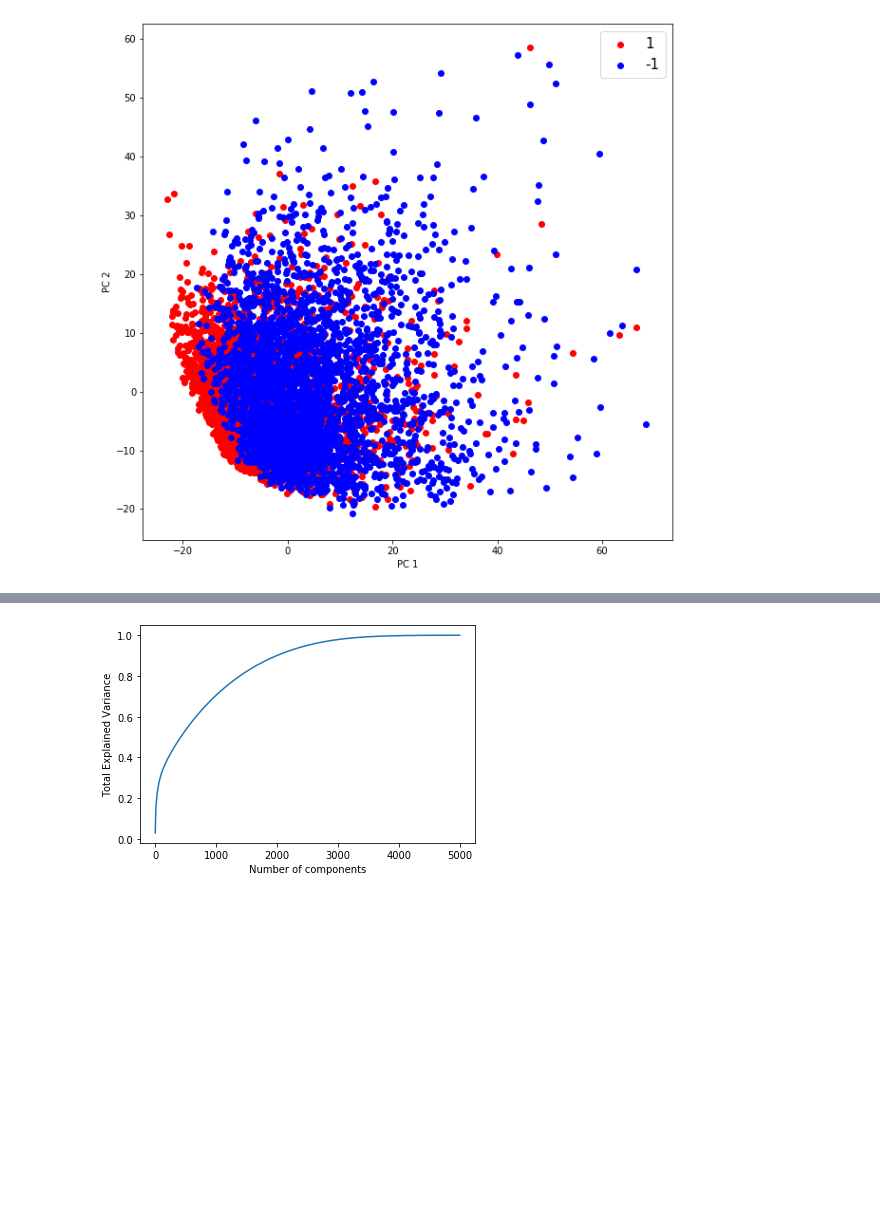
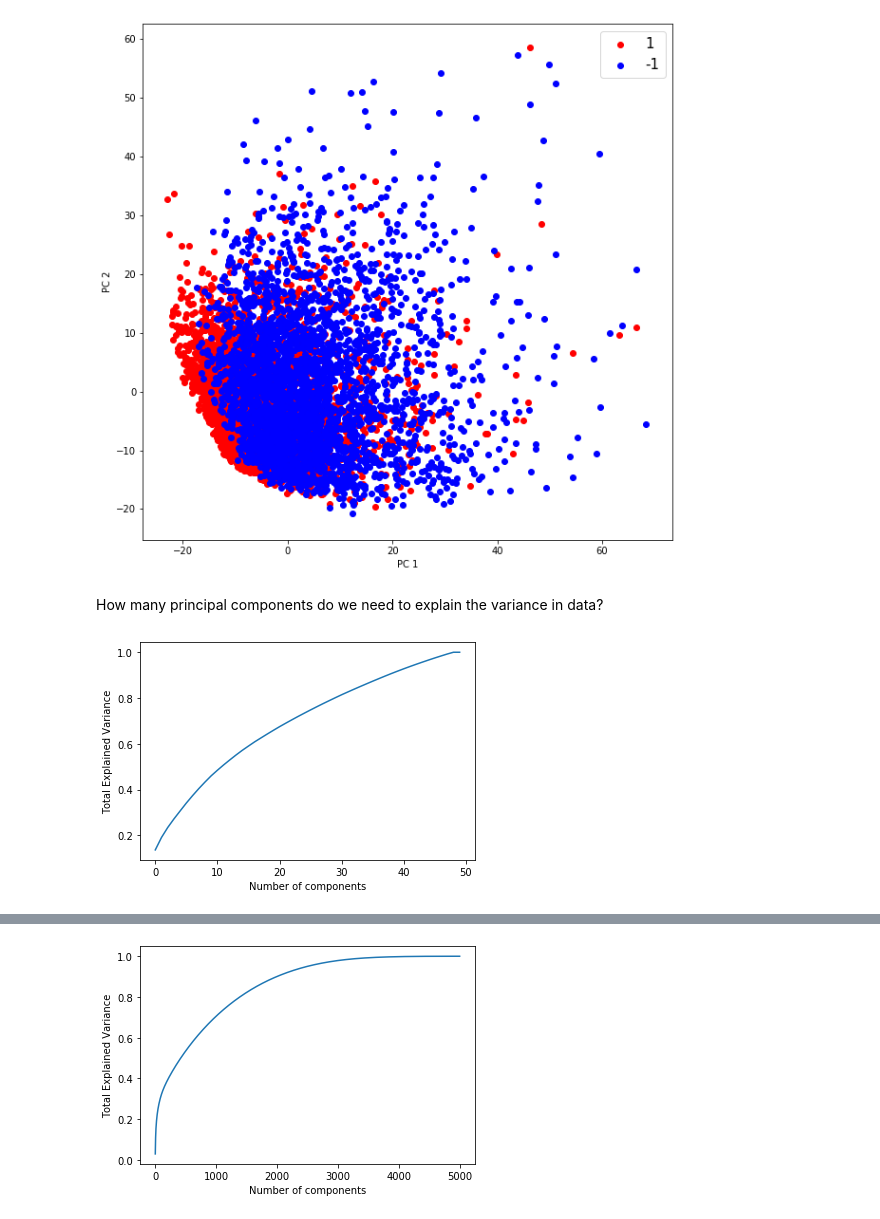
Before and after one commit to USF-CS-663-Spring-2020/lab-03-pca-radhaprashanthi, a Jupyter notebook: Lab3-PCA-Gisette.ipynb, the cells around one changed output, grey strips where cells are left out. Drawn from its saved outputs; the diff is of its cells as text; code cells hidden in the pictures; blank space fills up the shorter version.

Commit message:
added graphs for gisette

```diff
--- a/Lab3-PCA-Gisette.ipynb
+++ b/Lab3-PCA-Gisette.ipynb
@@ -256,3 +256,13 @@ plt.legend(targets,prop={'size': 15})
 <matplotlib.legend.Legend at 0x...>
 <Figure size 432x288 with 0 Axes>
 [figure]
+# %% [markdown]
+How many principal components do we need to explain the variance in data?
+# %%
+# Variance graph with first 50 components
+pca = PCA().fit(x[:50])
+plt.plot(np.cumsum(pca.explained_variance_ratio_))
+plt.xlabel('Number of components')
+plt.ylabel('Total Explained Variance');
+# %% [output]
+[figure, added]
```
Also changed, not shown: parts of 8 cells of this notebook.
